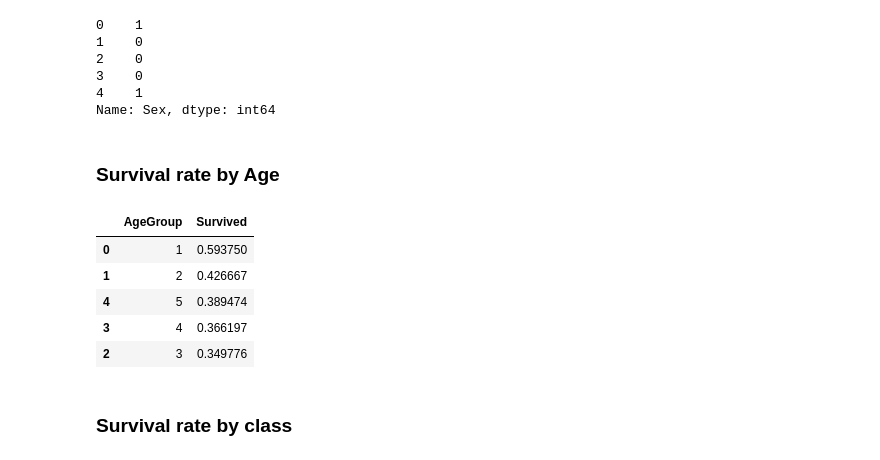
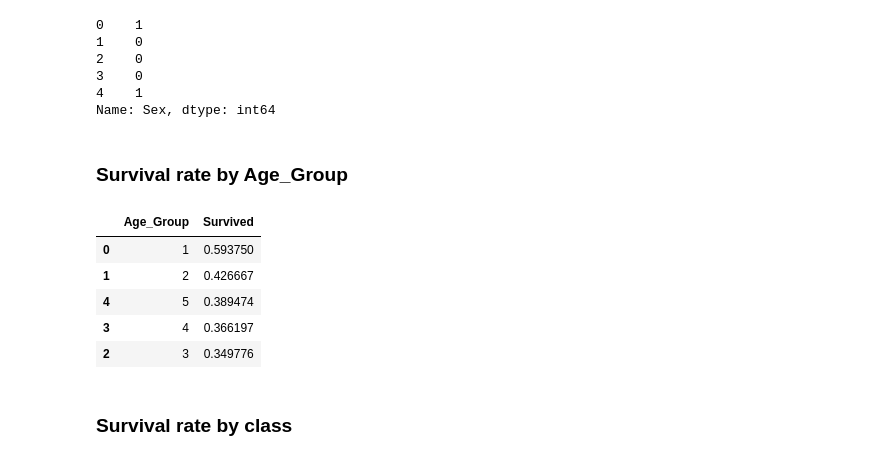
Before and after one commit to pranav-ap/titanic-analysis, a Jupyter notebook: titanic_analysis.ipynb, the cells around one changed output. Cells and saved outputs as stored; diff of their text form; code cells hidden in the pictures.

```diff
--- a/titanic_analysis.ipynb
+++ b/titanic_analysis.ipynb
@@ -93,8 +93,8 @@ def getAgeGroup (age) :
     else:
         return 6
 
-train[ 'AgeGroup' ] = train[ 'Age' ].map(getAgeGroup)
-train[ 'AgeGroup' ].head()
+train[ 'Age_Group' ] = train[ 'Age' ].map(getAgeGroup)
+train[ 'Age_Group' ].head()
 # %% [output]
 0    3
 1    4
@@ -134,5 +133,0 @@ Name: Family_Size, dtype: int64
-# %%
-# introducing other features based on the family size
-train[ 'Family_Single' ] = train[ 'Family_Size' ].map( lambda s : 1 if s == 1 else 0 )
-train[ 'Family_Small' ] = train[ 'Family_Size' ].map( lambda s : 1 if 2 <= s <= 4 else 0 )
-train[ 'Family_Large' ] = train[ 'Family_Size' ].map( lambda s : 1 if 5 <= s else 0 )
@@ -144,0 +134,11 @@ train.head(2)
+# %%
+def getFamilyType(size):
+    if size == 1:
+        return 1
+    elif 2 <= size <= 4:
+        return 2
+    else:
+        return 3
+
+train['Family_Type'] = train['Family_Size'].map(getFamilyType)
+train['Family_Type'].head()
@@ -155,13 +162,13 @@ train[ 'Sex' ].head()
 4    1
 Name: Sex, dtype: int64
 # %% [markdown]
-### Survival rate by Age
+### Survival rate by Age_Group
 # %%
-survival_rate_by_age_group = train[['AgeGroup', 'Survived']].groupby(['AgeGroup'], as_index = False).mean()
+survival_rate_by_age_group = train[['Age_Group', 'Survived']].groupby(['Age_Group'], as_index = False).mean()
 survival_rate_by_age_group = survival_rate_by_age_group.sort_values(by = 'Survived', ascending = False)
 survival_rate_by_age_group.head()
 # %% [output]
-|  | AgeGroup | Survived |
+|  | Age_Group | Survived |
 | 0 | 1 | 0.593750 |
 | 1 | 2 | 0.426667 |
 | 4 | 5 | 0.389474 |
```
Also changed, not shown: parts of 11 cells of this notebook.
